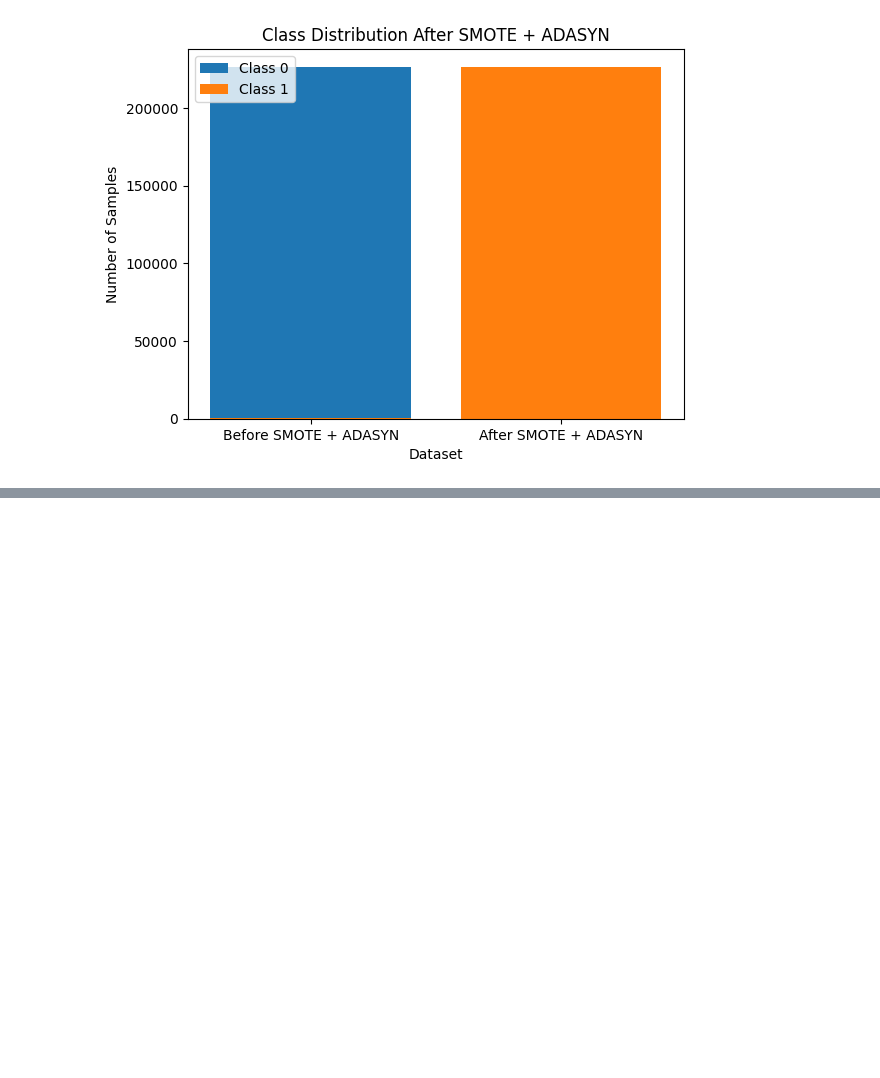
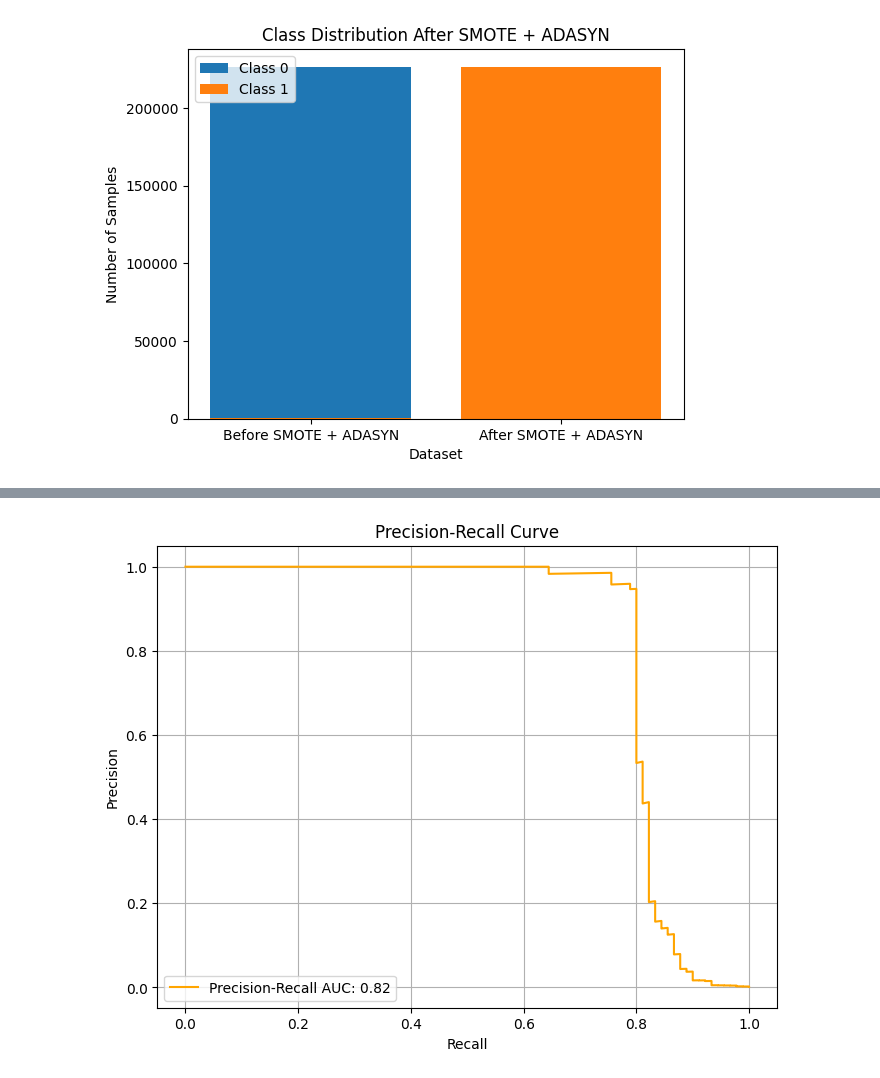
Before and after one commit to racoope70/Credit-Card-Fraud-Detection, a Jupyter notebook: SMOTE_+_ADASYN.ipynb, the cells around one changed output, grey strips where cells are left out. Drawn from its saved outputs; the diff is of its cells as text; code cells hidden in the pictures; blank space fills up the shorter version.

```diff
--- a/SMOTE_+_ADASYN.ipynb
+++ b/SMOTE_+_ADASYN.ipynb
@@ -122,0 +125,18 @@ from collections import Counter
+# %%
+from sklearn.metrics import precision_recall_curve, auc
+
+# Calculate Precision-Recall
+precision, recall, _ = precision_recall_curve(y_test, y_pred_prob)
+pr_auc = auc(recall, precision)
+
+# Plot Precision-Recall Curve
+plt.figure(figsize=(8, 6))
+plt.plot(recall, precision, label=f"Precision-Recall AUC: {pr_auc:.2f}", color='orange')
+plt.title("Precision-Recall Curve")
+plt.xlabel("Recall")
+plt.ylabel("Precision")
+plt.legend()
+plt.grid()
+plt.show()
+# %% [output]
+[figure, added]
```
Also changed, not shown: parts of 5 cells of this notebook.
